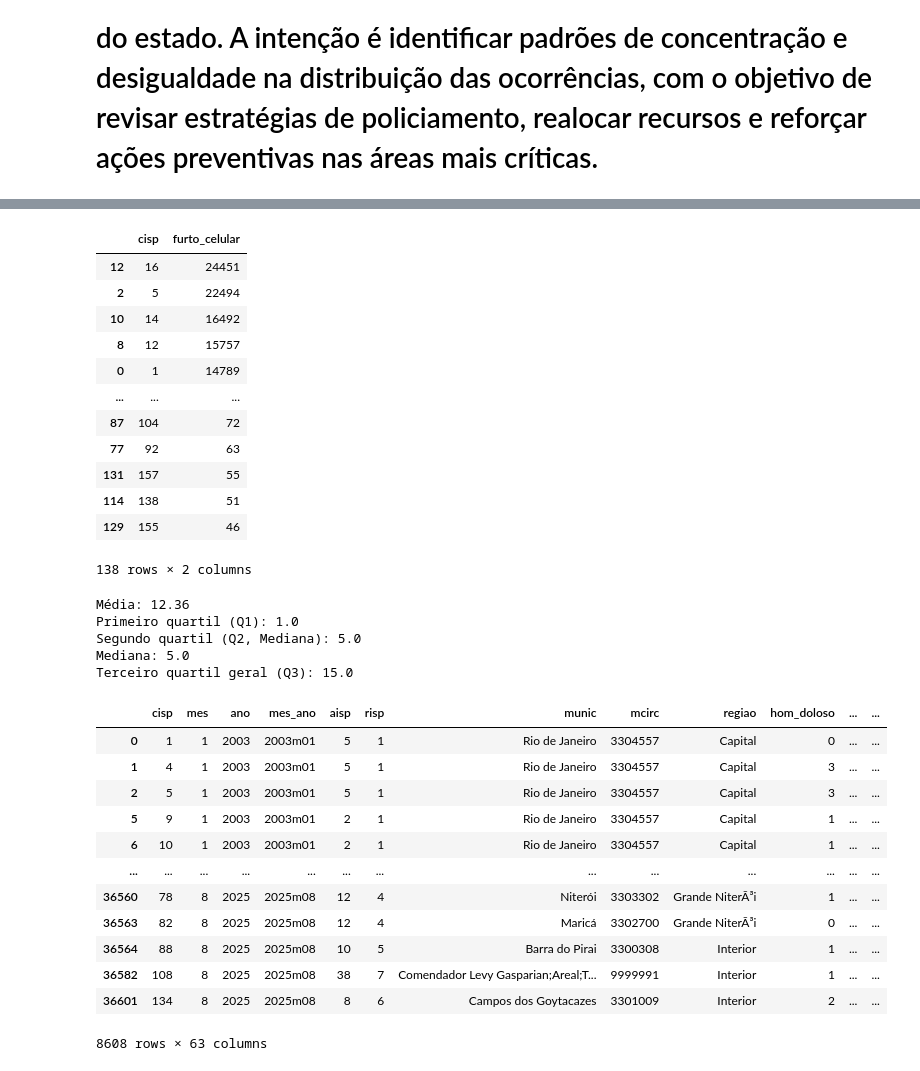
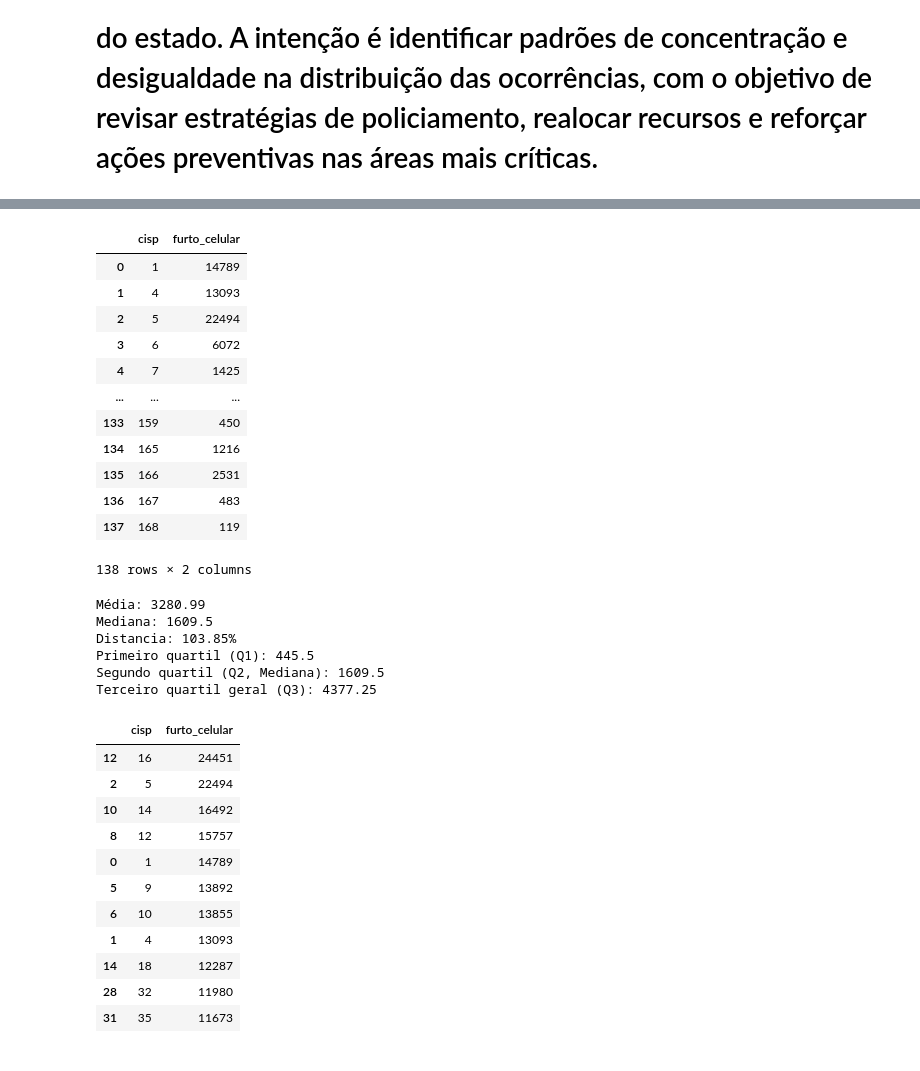
Before and after one commit to leticyanunes/Repo_Senac, a Jupyter notebook: desafio_analitico.ipynb, the cells around one changed output, grey strips where cells are left out. Cells and saved outputs as stored; diff of their text form; code cells hidden in the pictures.

Commit message:
outliers

```diff
--- a/desafio_analitico.ipynb
+++ b/desafio_analitico.ipynb
@@ -23,26 +17,26 @@ delegacia
 # %%
 # Agrupar os dados por delegacia, somando o total de furtos registrados
 
-total_furtos = delegacia.groupby('cisp')['furto_celular'].sum().reset_index().sort_values(by = 'furto_celular', ascending = False)
+total_furtos = delegacia.groupby('cisp')['furto_celular'].sum().reset_index()
 total_furtos
 # %% [output]
 |  | cisp | furto_celular |
-| 12 | 16 | 24451 |
+| 0 | 1 | 14789 |
+| 1 | 4 | 13093 |
 | 2 | 5 | 22494 |
-| 10 | 14 | 16492 |
-| 8 | 12 | 15757 |
-| 0 | 1 | 14789 |
+| 3 | 6 | 6072 |
+| 4 | 7 | 1425 |
 | ... | ... | ... |
-| 87 | 104 | 72 |
-| 77 | 92 | 63 |
-| 131 | 157 | 55 |
-| 114 | 138 | 51 |
-| 129 | 155 | 46 |
+| 133 | 159 | 450 |
+| 134 | 165 | 1216 |
+| 135 | 166 | 2531 |
+| 136 | 167 | 483 |
+| 137 | 168 | 119 |
 138 rows × 2 columns
 # %%
 # Calcular a média, mediana e os quartis das ocorrências por delegacia.
 
-ocorrencias_array = np.array(delegacia['furto_celular'])
+ocorrencias_array = np.array(total_furtos['furto_celular'])
 # %%
 mediana = np.median(ocorrencias_array)
 media = np.mean(ocorrencias_array)
@@ -50,34 +44,39 @@ media = np.mean(ocorrencias_array)
 q1 = np.percentile(ocorrencias_array, 25)
 q2 = np.percentile(ocorrencias_array, 50)
 q3 = np.percentile(ocorrencias_array, 75)
+distancia = (media - mediana) / mediana # distancia entre os dados para escolher se vai usar media ou mediana
+iqr = q3 - q1
+limite_superior = q3 + (1.5 * iqr)
+limite_inferior = q1 - (1.5 * iqr)
 
 print(f'Média: {media:.2f}')
+print(f'Mediana: {mediana}')
+print(f'Distancia: {distancia * 100:.2f}%')
 print(f'Primeiro quartil (Q1): {q1}')
 print(f'Segundo quartil (Q2, Mediana): {q2}')
-print(f'Mediana: {mediana}')
 print(f'Terceiro quartil geral (Q3): {q3}')
 # %% [output]
-Média: 12.36
-Primeiro quartil (Q1): 1.0
-Segundo quartil (Q2, Mediana): 5.0
-Mediana: 5.0
-Terceiro quartil geral (Q3): 15.0
+Média: 3280.99
+Mediana: 1609.5
+Distancia: 103.85%
+Primeiro quartil (Q1): 445.5
+Segundo quartil (Q2, Mediana): 1609.5
+Terceiro quartil geral (Q3): 4377.25
 # %%
-# As delegacias que representam os 25% com maior número de furtos de celular.
+#outliers maiores
 
-delegacia_25mais = delegacia.loc[delegacia['furto_celular'] > q3]
-delegacia_25mais
+furto_outliers= total_furtos.loc[total_furtos['furto_celular'] >= limite_superior]
+furto_outliers.sort_values(by = 'furto_celular', ascending= False)
 # %% [output]
-|  | cisp | mes | ano | mes_ano | aisp | risp | munic | mcirc | regiao | hom_doloso | ... | ... |
-| 0 | 1 | 1 | 2003 | 2003m01 | 5 | 1 | Rio de Janeiro | 3304557 | Capital | 0 | ... | ... |
-| 1 | 4 | 1 | 2003 | 2003m01 | 5 | 1 | Rio de Janeiro | 3304557 | Capital | 3 | ... | ... |
-| 2 | 5 | 1 | 2003 | 2003m01 | 5 | 1 | Rio de Janeiro | 3304557 | Capital | 3 | ... | ... |
-| 5 | 9 | 1 | 2003 | 2003m01 | 2 | 1 | Rio de Janeiro | 3304557 | Capital | 1 | ... | ... |
-| 6 | 10 | 1 | 2003 | 2003m01 | 2 | 1 | Rio de Janeiro | 3304557 | Capital | 1 | ... | ... |
-| ... | ... | ... | ... | ... | ... | ... | ... | ... | ... | ... | ... | ... |
-| 36560 | 78 | 8 | 2025 | 2025m08 | 12 | 4 | Niterói | 3303302 | Grande NiterÃ³i | 1 | ... | ... |
-| 36563 | 82 | 8 | 2025 | 2025m08 | 12 | 4 | Maricá | 3302700 | Grande NiterÃ³i | 0 | ... | ... |
-| 36564 | 88 | 8 | 2025 | 2025m08 | 10 | 5 | Barra do Pirai | 3300308 | Interior | 1 | ... | ... |
-| 36582 | 108 | 8 | 2025 | 2025m08 | 38 | 7 | Comendador Levy Gasparian;Areal;T... | 9999991 | Interior | 1 | ... | ... |
-| 36601 | 134 | 8 | 2025 | 2025m08 | 8 | 6 | Campos dos Goytacazes | 3301009 | Interior | 2 | ... | ... |
+|  | cisp | furto_celular |
+| 12 | 16 | 24451 |
+| 2 | 5 | 22494 |
+| 10 | 14 | 16492 |
+| 8 | 12 | 15757 |
+| 0 | 1 | 14789 |
+| 5 | 9 | 13892 |
+| 6 | 10 | 13855 |
+| 1 | 4 | 13093 |
+| 14 | 18 | 12287 |
+| 28 | 32 | 11980 |
+| 31 | 35 | 11673 |
-8608 rows × 63 columns
```
Also changed, not shown: parts of 14 cells of this notebook, 2 other files.
